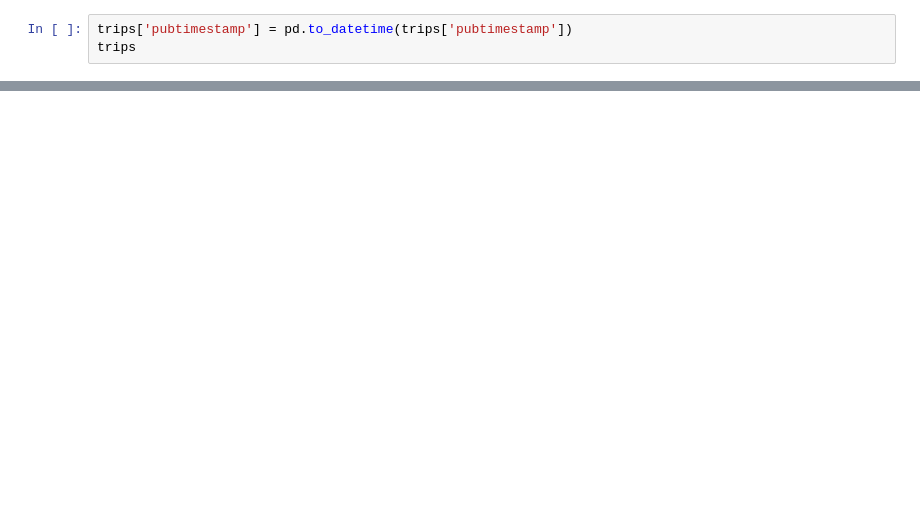
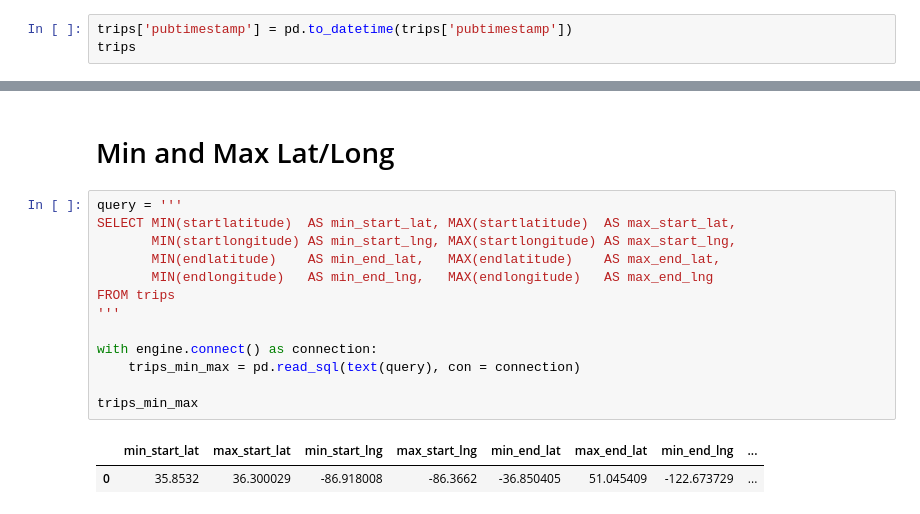
Before and after one commit to NSS-Full-Time-Data-Analytics-11/nashville-scooters-jazzy, a Jupyter notebook: notebooks/scooters.ipynb, the cells around one changed output, grey strips where cells are left out. Saved outputs shown, nothing was run; the diff lists cells and outputs as text; blank space fills up the shorter version.

```diff
--- a/notebooks/scooters.ipynb
+++ b/notebooks/scooters.ipynb
@@ -61,0 +147,18 @@ trips.groupby('sumdid').agg(mean = (trips.tripduration, np.mean),
+# %% [markdown]
+# Min and Max Lat/Long
+# %%
+query = '''
+SELECT MIN(startlatitude)  AS min_start_lat, MAX(startlatitude)  AS max_start_lat,
+       MIN(startlongitude) AS min_start_lng, MAX(startlongitude) AS max_start_lng,
+       MIN(endlatitude)    AS min_end_lat,   MAX(endlatitude)    AS max_end_lat,
+       MIN(endlongitude)   AS min_end_lng,   MAX(endlongitude)   AS max_end_lng
+FROM trips
+'''
+
+with engine.connect() as connection:
+    trips_min_max = pd.read_sql(text(query), con = connection)
+
+trips_min_max
+# %% [output]
+|  | min_start_lat | max_start_lat | min_start_lng | max_start_lng | min_end_lat | max_end_lat | min_end_lng | ... |
+| 0 | 35.8532 | 36.300029 | -86.918008 | -86.3662 | -36.850405 | 51.045409 | -122.673729 | ... |
```
Also changed, not shown: parts of 12 cells of this notebook, 1 other file.
